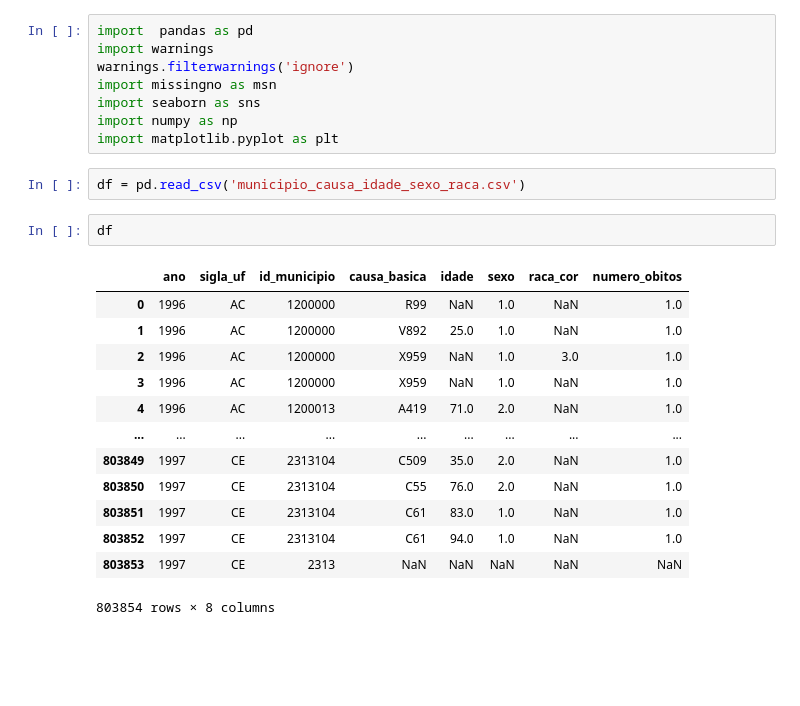
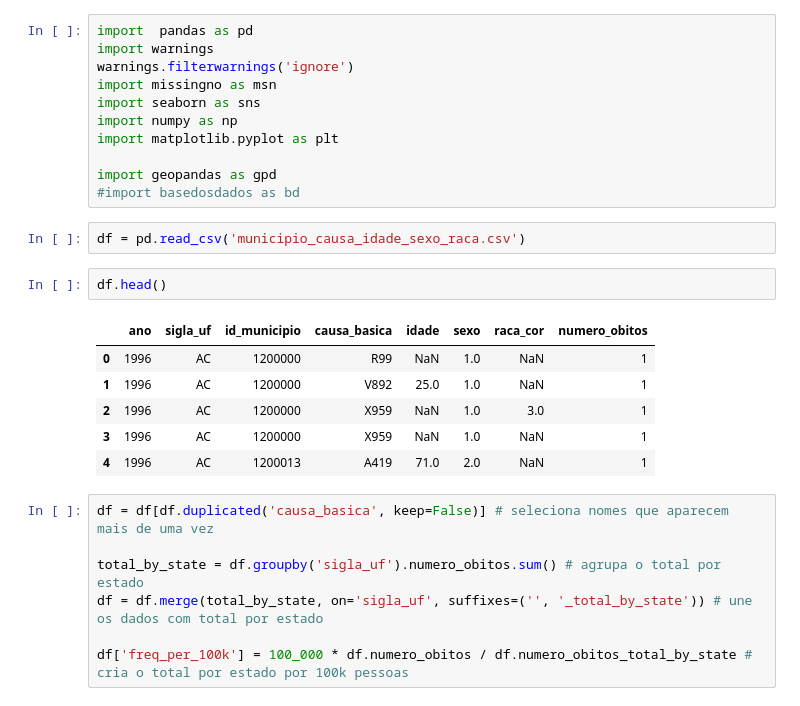
Before and after one commit to lucastbeloni/Sistema-de-Informacoes-sobre-Mortalidade, a Jupyter notebook: SIM.ipynb, the cells around one changed output. Cells and saved outputs as stored; diff of their text form; blank space fills up the shorter version.

```diff
--- a/SIM.ipynb
+++ b/SIM.ipynb
@@ -8,24 +8,27 @@ import missingno as msn
 import seaborn as sns
 import numpy as np
 import matplotlib.pyplot as plt
+
+import geopandas as gpd
+#import basedosdados as bd
 # %%
 df = pd.read_csv('municipio_causa_idade_sexo_raca.csv')
 # %%
-df
+df.head()
 # %% [output]
 |  | ano | sigla_uf | id_municipio | causa_basica | idade | sexo | raca_cor | numero_obitos |
-| 0 | 1996 | AC | 1200000 | R99 | NaN | 1.0 | NaN | 1.0 |
-| 1 | 1996 | AC | 1200000 | V892 | 25.0 | 1.0 | NaN | 1.0 |
-| 2 | 1996 | AC | 1200000 | X959 | NaN | 1.0 | 3.0 | 1.0 |
-| 3 | 1996 | AC | 1200000 | X959 | NaN | 1.0 | NaN | 1.0 |
-| 4 | 1996 | AC | 1200013 | A419 | 71.0 | 2.0 | NaN | 1.0 |
-| ... | ... | ... | ... | ... | ... | ... | ... | ... |
-| 803849 | 1997 | CE | 2313104 | C509 | 35.0 | 2.0 | NaN | 1.0 |
-| 803850 | 1997 | CE | 2313104 | C55 | 76.0 | 2.0 | NaN | 1.0 |
-| 803851 | 1997 | CE | 2313104 | C61 | 83.0 | 1.0 | NaN | 1.0 |
-| 803852 | 1997 | CE | 2313104 | C61 | 94.0 | 1.0 | NaN | 1.0 |
-| 803853 | 1997 | CE | 2313 | NaN | NaN | NaN | NaN | NaN |
+| 0 | 1996 | AC | 1200000 | R99 | NaN | 1.0 | NaN | 1 |
+| 1 | 1996 | AC | 1200000 | V892 | 25.0 | 1.0 | NaN | 1 |
+| 2 | 1996 | AC | 1200000 | X959 | NaN | 1.0 | 3.0 | 1 |
+| 3 | 1996 | AC | 1200000 | X959 | NaN | 1.0 | NaN | 1 |
+| 4 | 1996 | AC | 1200013 | A419 | 71.0 | 2.0 | NaN | 1 |
-803854 rows × 8 columns
+# %%
+df = df[df.duplicated('causa_basica', keep=False)] # seleciona nomes que aparecem mais de uma vez
+
+total_by_state = df.groupby('sigla_uf').numero_obitos.sum() # agrupa o total por estado
+df = df.merge(total_by_state, on='sigla_uf', suffixes=('', '_total_by_state')) # une os dados com total por estado
+
+df['freq_per_100k'] = 100_000 * df.numero_obitos / df.numero_obitos_total_by_state # cria o total por estado por 100k pessoas
 # %%
 df.info()
 # %% [output]
```
Also changed, not shown: parts of 9 cells of this notebook.
